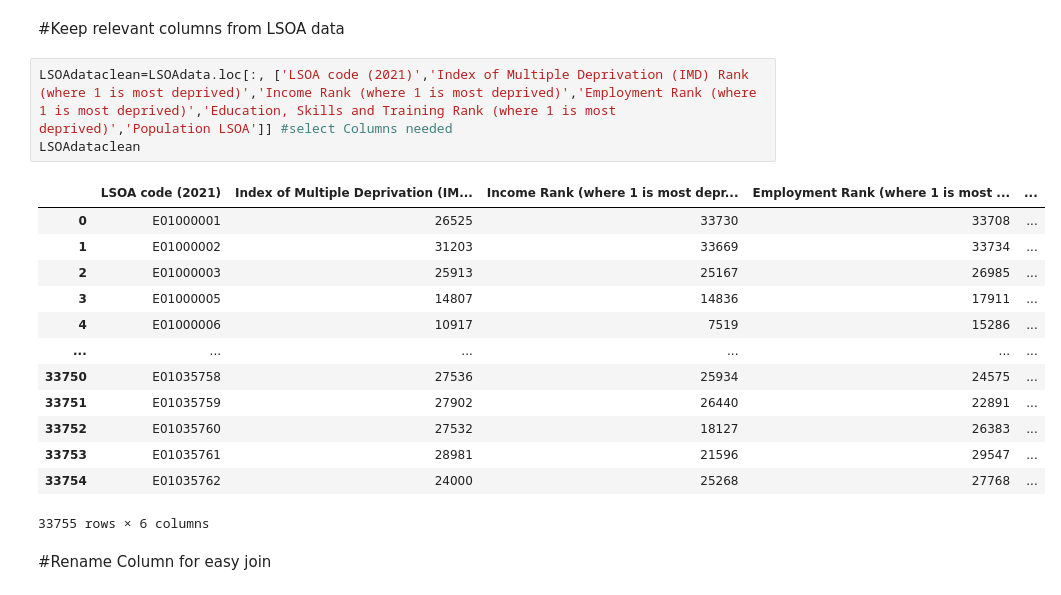
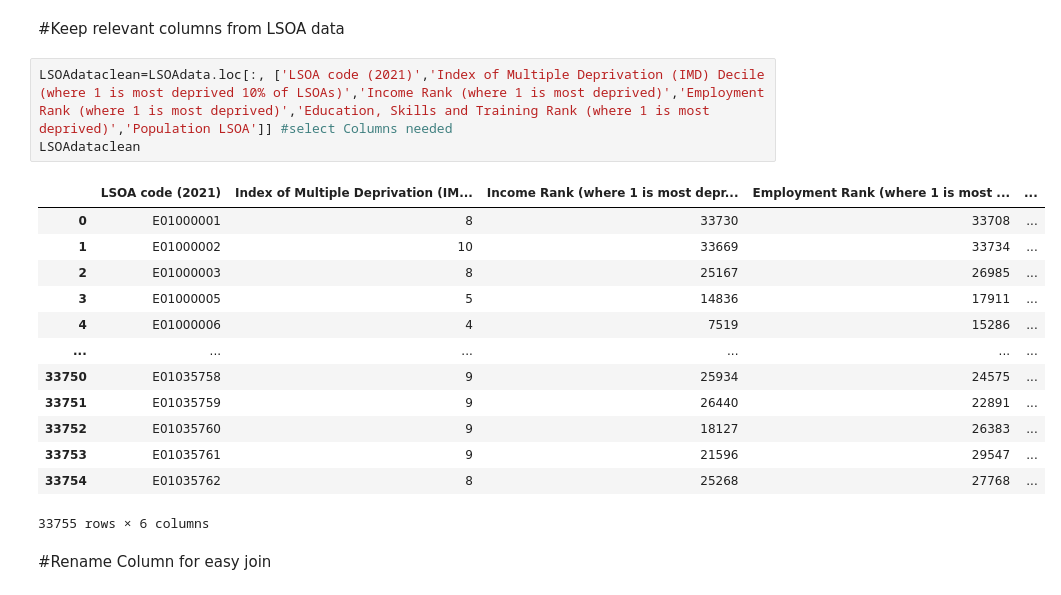
Before and after one commit to zhangwiki86-soton/L7---Data-Analysis-and-Visualisation, a Jupyter notebook: DRAFT Test Glob.ipynb, the cells around one changed output. Cells and saved outputs as stored; diff of their text form.

```diff
--- a/DRAFT Test Glob.ipynb
+++ b/DRAFT Test Glob.ipynb
@@ -363,21 +363,21 @@ LSOAdata
 # %% [markdown]
 #Keep relevant columns from LSOA data
 # %%
-LSOAdataclean=LSOAdata.loc[:, ['LSOA code (2021)','Index of Multiple Deprivation (IMD) Rank (where 1 is most deprived)','Income Rank (where 1 is most deprived)','Employment Rank (where 1 is most deprived)','Education, Skills and Training Rank (where 1 is most deprived)','Population LSOA']] #select Columns needed
+LSOAdataclean=LSOAdata.loc[:, ['LSOA code (2021)','Index of Multiple Deprivation (IMD) Decile (where 1 is most deprived 10% of LSOAs)','Income Rank (where 1 is most deprived)','Employment Rank (where 1 is most deprived)','Education, Skills and Training Rank (where 1 is most deprived)','Population LSOA']] #select Columns needed
 LSOAdataclean
 # %% [output]
 |  | LSOA code (2021) | Index of Multiple Deprivation (IM... | Income Rank (where 1 is most depr... | Employment Rank (where 1 is most ... | ... |
-| 0 | E01000001 | 26525 | 33730 | 33708 | ... |
-| 1 | E01000002 | 31203 | 33669 | 33734 | ... |
-| 2 | E01000003 | 25913 | 25167 | 26985 | ... |
-| 3 | E01000005 | 14807 | 14836 | 17911 | ... |
-| 4 | E01000006 | 10917 | 7519 | 15286 | ... |
+| 0 | E01000001 | 8 | 33730 | 33708 | ... |
+| 1 | E01000002 | 10 | 33669 | 33734 | ... |
+| 2 | E01000003 | 8 | 25167 | 26985 | ... |
+| 3 | E01000005 | 5 | 14836 | 17911 | ... |
+| 4 | E01000006 | 4 | 7519 | 15286 | ... |
 | ... | ... | ... | ... | ... | ... |
-| 33750 | E01035758 | 27536 | 25934 | 24575 | ... |
-| 33751 | E01035759 | 27902 | 26440 | 22891 | ... |
-| 33752 | E01035760 | 27532 | 18127 | 26383 | ... |
-| 33753 | E01035761 | 28981 | 21596 | 29547 | ... |
-| 33754 | E01035762 | 24000 | 25268 | 27768 | ... |
+| 33750 | E01035758 | 9 | 25934 | 24575 | ... |
+| 33751 | E01035759 | 9 | 26440 | 22891 | ... |
+| 33752 | E01035760 | 9 | 18127 | 26383 | ... |
+| 33753 | E01035761 | 9 | 21596 | 29547 | ... |
+| 33754 | E01035762 | 8 | 25268 | 27768 | ... |
 33755 rows × 6 columns
 # %% [markdown]
 #Rename Column for easy join
```
Also changed, not shown: parts of 7 cells of this notebook.
